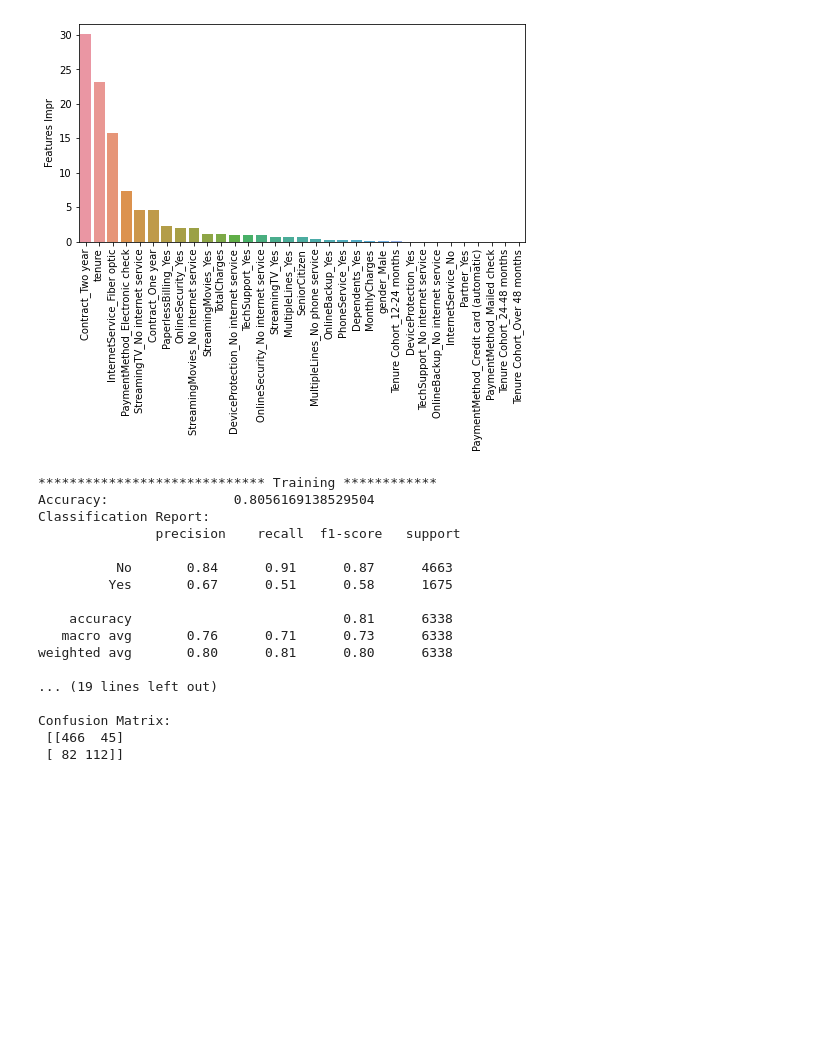
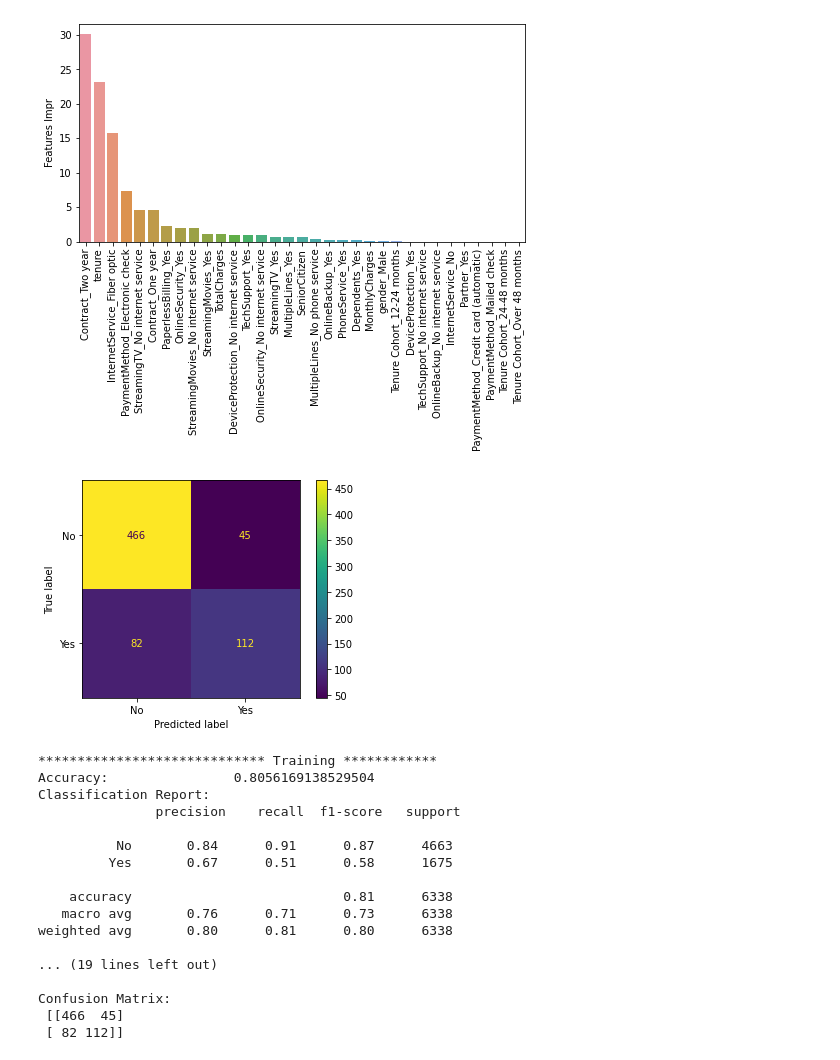
Before and after one commit to caesarorz/telcochurn, a Jupyter notebook: data/telco_notebook.ipynb, the cells around one changed output. Drawn from its saved outputs; the diff is of its cells as text; code cells hidden in the pictures; blank space fills up the shorter version.

Commit message:
Add text, generate table for prediction and model preview results

```diff
--- a/data/telco_notebook.ipynb
+++ b/data/telco_notebook.ipynb
@@ -563,6 +563,13 @@ sns.barplot(data=feature_imp, x=feature_imp.index, y='Features Impr');
 plt.xticks(rotation=90);
 # %% [output]
 [figure]
+# %%
+disp = ConfusionMatrixDisplay(confusion_matrix=confusion_matrix(y_test, y_pred),
+                              display_labels=cat_model.classes_)
+disp.plot()
+plt.show()
+# %% [output]
+[figure, added]
 # %%
 scores(cat_model, X_train, y_train, X_test, y_test, train=True, cv=5)
 scores(cat_model, X_train, y_train, X_test, y_test, train=False, cv=5)
```
Also changed, not shown: parts of 4 cells of this notebook, 5 other files.
